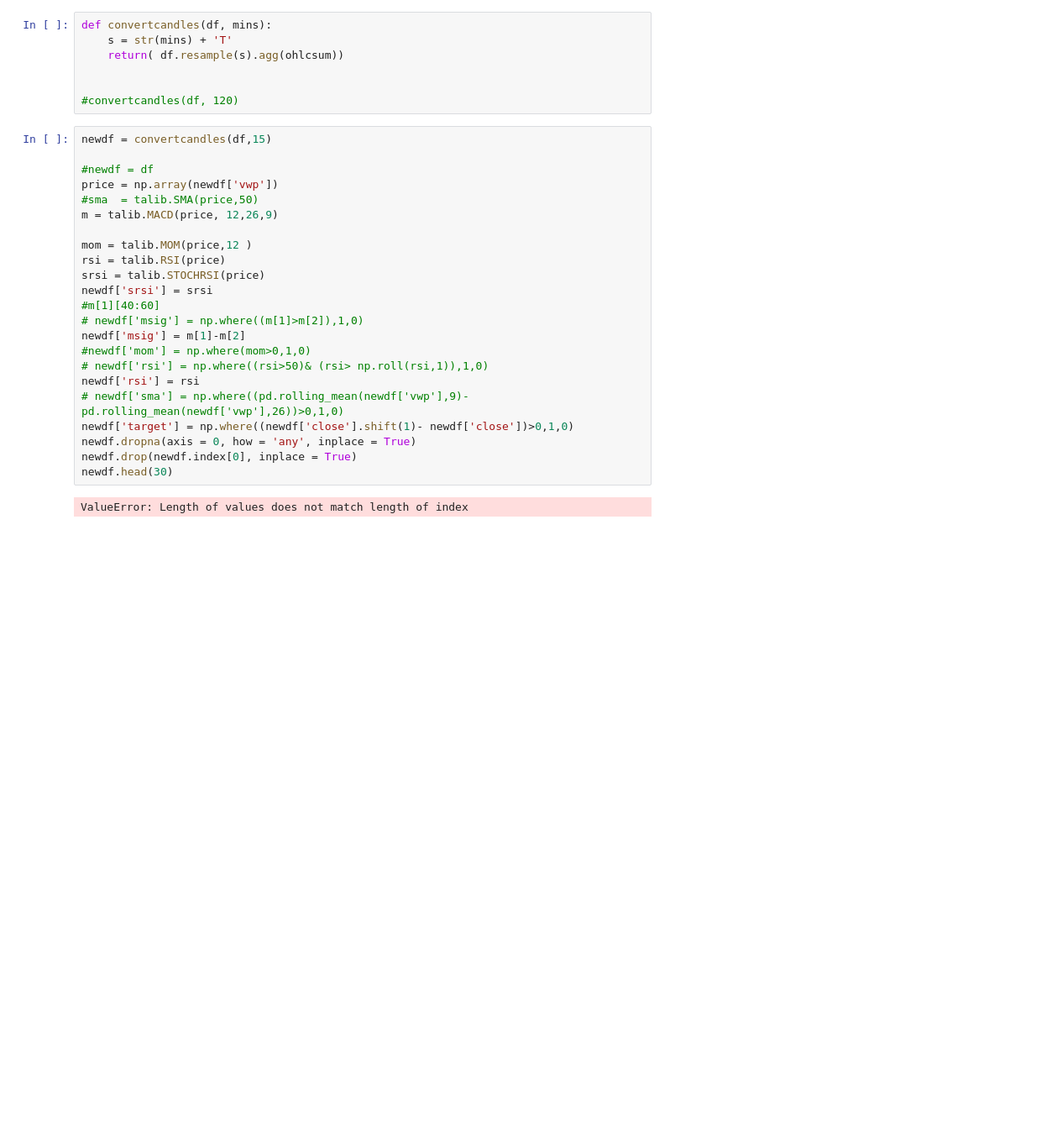
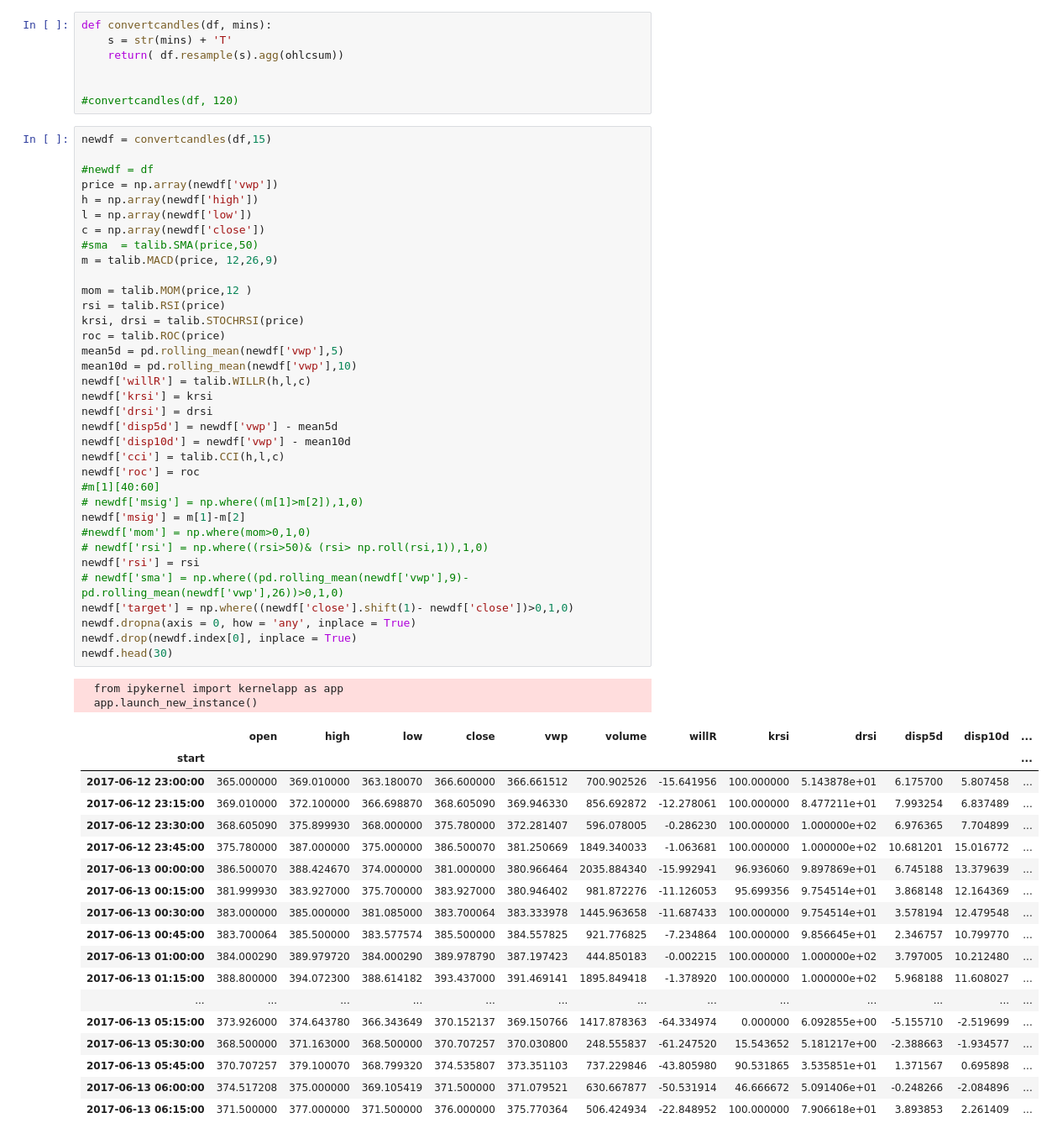
Before and after one commit to lunarhighs/ML-Crypto, a Jupyter notebook: MLCryptov1.ipynb, the cells around one changed output. Shown at 84% size. Saved outputs shown, nothing was run; the diff lists cells and outputs as text; blank space fills up the shorter version.

```diff
--- a/MLCryptov1.ipynb
+++ b/MLCryptov1.ipynb
@@ -69,26 +69,57 @@ def convertcandles(df, mins):
 # %%
 newdf = convertcandles(df,15)
 
 #newdf = df
 price = np.array(newdf['vwp'])
+h = np.array(newdf['high'])
+l = np.array(newdf['low'])
+c = np.array(newdf['close'])
 #sma  = talib.SMA(price,50)
 m = talib.MACD(price, 12,26,9)
 
 mom = talib.MOM(price,12 )
 rsi = talib.RSI(price)
-srsi = talib.STOCHRSI(price)
-newdf['srsi'] = srsi
+krsi, drsi = talib.STOCHRSI(price)
+roc = talib.ROC(price)
+mean5d = pd.rolling_mean(newdf['vwp'],5)
+mean10d = pd.rolling_mean(newdf['vwp'],10)
+newdf['willR'] = talib.WILLR(h,l,c)
+newdf['krsi'] = krsi
+newdf['drsi'] = drsi
+newdf['disp5d'] = newdf['vwp'] - mean5d
+newdf['disp10d'] = newdf['vwp'] - mean10d
+newdf['cci'] = talib.CCI(h,l,c)
+newdf['roc'] = roc
 #m[1][40:60]
 # newdf['msig'] = np.where((m[1]>m[2]),1,0)
 newdf['msig'] = m[1]-m[2]
 #newdf['mom'] = np.where(mom>0,1,0)
 # newdf['rsi'] = np.where((rsi>50)& (rsi> np.roll(rsi,1)),1,0)
 newdf['rsi'] = rsi
 # newdf['sma'] = np.where((pd.rolling_mean(newdf['vwp'],9)- pd.rolling_mean(newdf['vwp'],26))>0,1,0)
 newdf['target'] = np.where((newdf['close'].shift(1)- newdf['close'])>0,1,0)
 newdf.dropna(axis = 0, how = 'any', inplace = True)
 newdf.drop(newdf.index[0], inplace = True)
 newdf.head(30)
 # %% [output]
-ValueError: Length of values does not match length of index
+  from ipykernel import kernelapp as app
+  app.launch_new_instance()
+|  | open | high | low | close | vwp | volume | willR | krsi | drsi | disp5d | disp10d | ... |
+| start |  |  |  |  |  |  |  |  |  |  |  | ... |
+| 2017-06-12 23:00:00 | 365.000000 | 369.010000 | 363.180070 | 366.600000 | 366.661512 | 700.902526 | -15.641956 | 100.000000 | 5.143878e+01 | 6.175700 | 5.807458 | ... |
+| 2017-06-12 23:15:00 | 369.010000 | 372.100000 | 366.698870 | 368.605090 | 369.946330 | 856.692872 | -12.278061 | 100.000000 | 8.477211e+01 | 7.993254 | 6.837489 | ... |
+| 2017-06-12 23:30:00 | 368.605090 | 375.899930 | 368.000000 | 375.780000 | 372.281407 | 596.078005 | -0.286230 | 100.000000 | 1.000000e+02 | 6.976365 | 7.704899 | ... |
+| 2017-06-12 23:45:00 | 375.780000 | 387.000000 | 375.000000 | 386.500070 | 381.250669 | 1849.340033 | -1.063681 | 100.000000 | 1.000000e+02 | 10.681201 | 15.016772 | ... |
+| 2017-06-13 00:00:00 | 386.500070 | 388.424670 | 374.000000 | 381.000000 | 380.966464 | 2035.884340 | -15.992941 | 96.936060 | 9.897869e+01 | 6.745188 | 13.379639 | ... |
+| 2017-06-13 00:15:00 | 381.999930 | 383.927000 | 375.700000 | 383.927000 | 380.946402 | 981.872276 | -11.126053 | 95.699356 | 9.754514e+01 | 3.868148 | 12.164369 | ... |
+| 2017-06-13 00:30:00 | 383.000000 | 385.000000 | 381.085000 | 383.700064 | 383.333978 | 1445.963658 | -11.687433 | 100.000000 | 9.754514e+01 | 3.578194 | 12.479548 | ... |
+| 2017-06-13 00:45:00 | 383.700064 | 385.500000 | 383.577574 | 385.500000 | 384.557825 | 921.776825 | -7.234864 | 100.000000 | 9.856645e+01 | 2.346757 | 10.799770 | ... |
+| 2017-06-13 01:00:00 | 384.000290 | 389.979720 | 384.000290 | 389.978790 | 387.197423 | 444.850183 | -0.002215 | 100.000000 | 1.000000e+02 | 3.797005 | 10.212480 | ... |
+| 2017-06-13 01:15:00 | 388.800000 | 394.072300 | 388.614182 | 393.437000 | 391.469141 | 1895.849418 | -1.378920 | 100.000000 | 1.000000e+02 | 5.968188 | 11.608027 | ... |
+| ... | ... | ... | ... | ... | ... | ... | ... | ... | ... | ... | ... | ... |
+| 2017-06-13 05:15:00 | 373.926000 | 374.643780 | 366.343649 | 370.152137 | 369.150766 | 1417.878363 | -64.334974 | 0.000000 | 6.092855e+00 | -5.155710 | -2.519699 | ... |
+| 2017-06-13 05:30:00 | 368.500000 | 371.163000 | 368.500000 | 370.707257 | 370.030800 | 248.555837 | -61.247520 | 15.543652 | 5.181217e+00 | -2.388663 | -1.934577 | ... |
+| 2017-06-13 05:45:00 | 370.707257 | 379.100070 | 368.799320 | 374.535807 | 373.351103 | 737.229846 | -43.805980 | 90.531865 | 3.535851e+01 | 1.371567 | 0.695898 | ... |
+| 2017-06-13 06:00:00 | 374.517208 | 375.000000 | 369.105419 | 371.500000 | 371.079521 | 630.667877 | -50.531914 | 46.666672 | 5.091406e+01 | -0.248266 | -2.084896 | ... |
+| 2017-06-13 06:15:00 | 371.500000 | 377.000000 | 371.500000 | 376.000000 | 375.770364 | 506.424934 | -22.848952 | 100.000000 | 7.906618e+01 | 3.893853 | 2.261409 | ... |
 # %%
```
Also changed, not shown: parts of 4 cells of this notebook.
